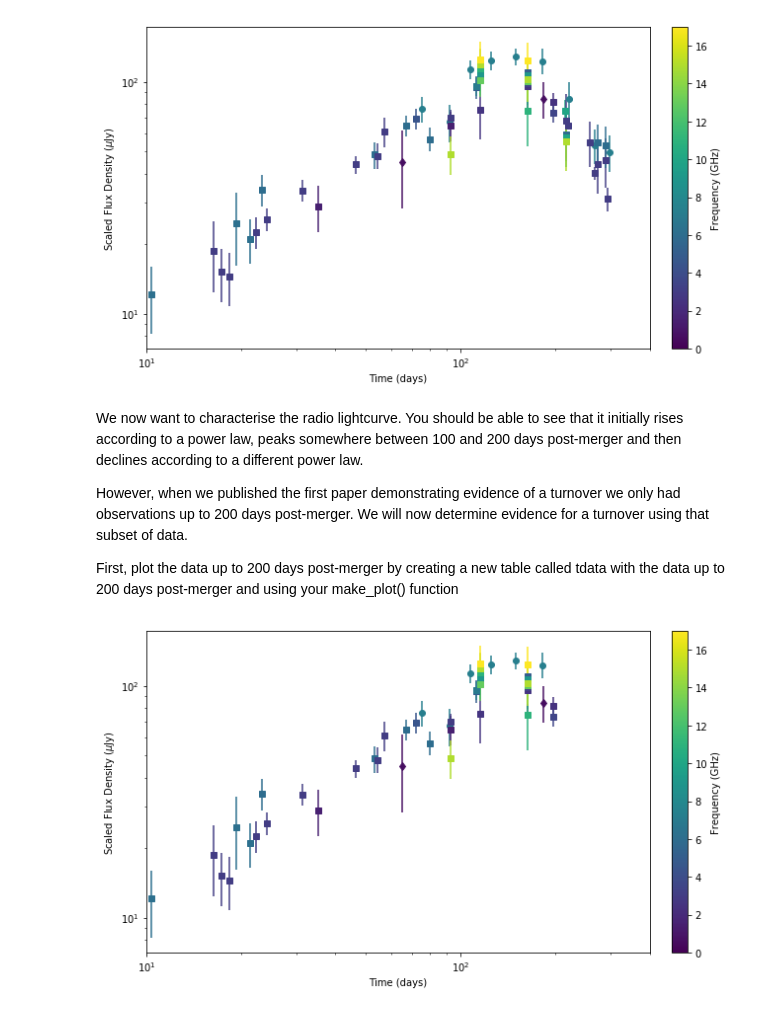
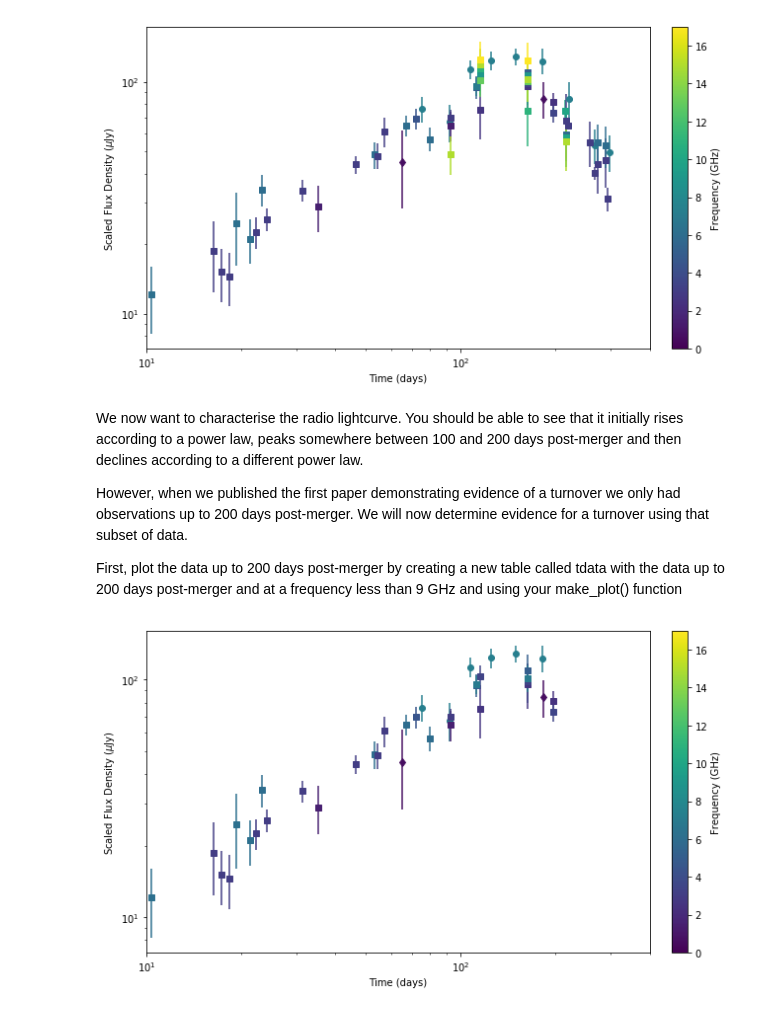
Before and after one commit to ddobie/growth-winter-school-2018, a Jupyter notebook: full_solutions.ipynb, the cells around one changed output. Drawn from its saved outputs; the diff is of its cells as text; code cells hidden in the pictures.

Commit message:
Added frequency cut to turnover data

```diff
--- a/full_solutions.ipynb
+++ b/full_solutions.ipynb
@@ -125,10 +125,11 @@ We now want to characterise the radio lightcurve. You should be able to see that
 
 However, when we published the first paper demonstrating evidence of a turnover we only had observations up to 200 days post-merger. We will now determine evidence for a turnover using that subset of data.
 
-First, plot the data up to 200 days post-merger by creating a new table called tdata with the data up to 200 days post-merger and using your make_plot() function
+First, plot the data up to 200 days post-merger by creating a new table called tdata with the data up to 200 days post-merger and at a frequency less than 9 GHz and using your make_plot() function
 # %%
 tdata = data[data['delta_t'] < 200]
+tdata = tdata[tdata['frequency'] < 9]
 
 make_plot(tdata, scaled=True)
 # %% [output]
-[figure, old version]
+[figure, new version]
```
